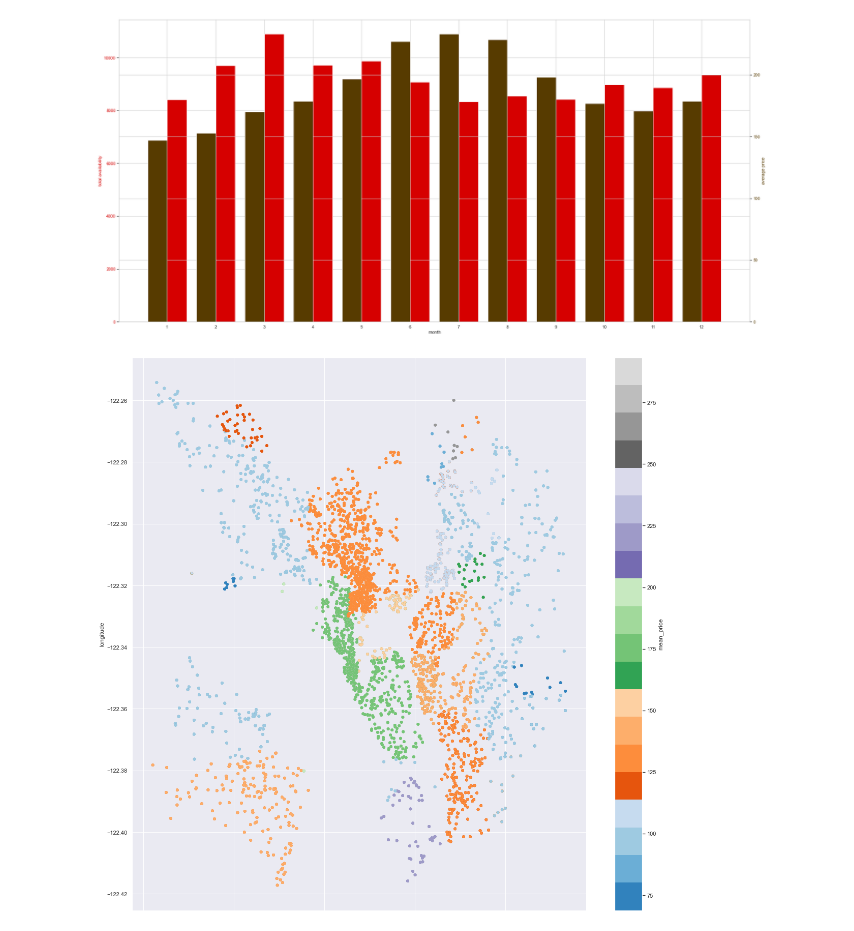
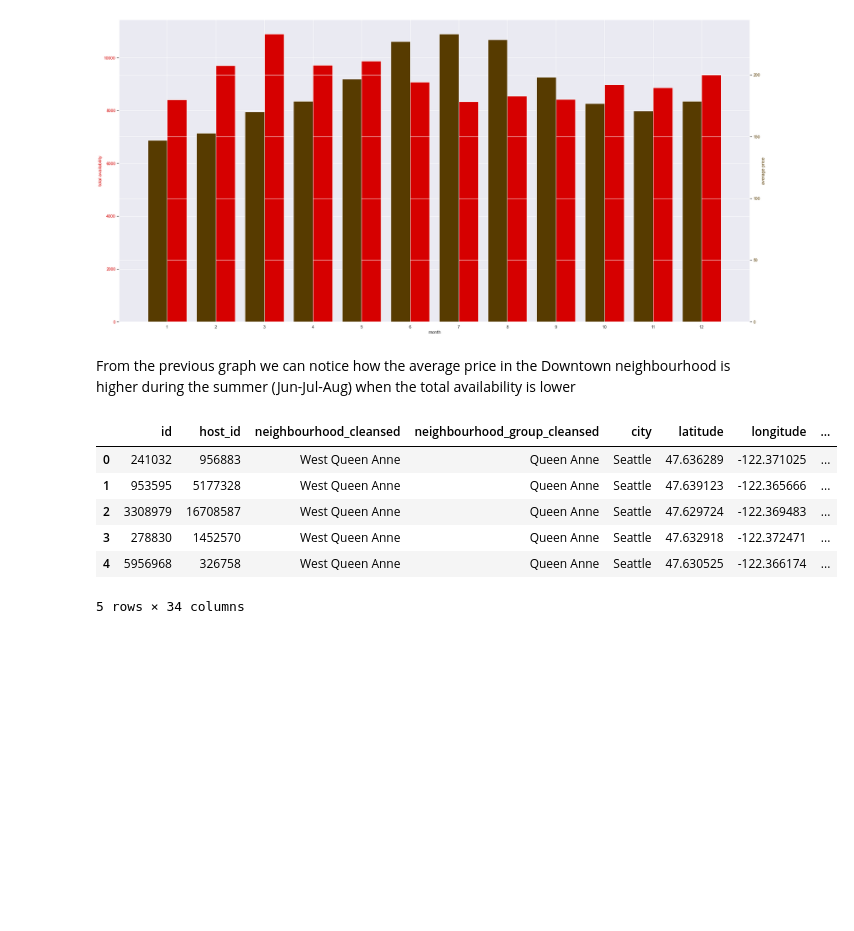
Before and after one commit to gek20/Write_a_Data_Science_Blog_Post, a Jupyter notebook: seattle_airbnb_project.ipynb, the cells around one changed output. Saved outputs shown, nothing was run; the diff lists cells and outputs as text; code cells hidden in the pictures; blank space fills up the shorter version.

```diff
--- a/seattle_airbnb_project.ipynb
+++ b/seattle_airbnb_project.ipynb
@@ -597,8 +607,18 @@ Name: total_availability, dtype: float64
 plot_barchar_fluctuation(info_average_price_availability, "Downtown")
 # %% [output]
 [figure]
+# %% [markdown]
+From the previous graph we can notice how the average price in the Downtown neighbourhood is higher during the summer (Jun-Jul-Aug) when the total availability is lower
 # %%
-neighbourhood_std = pd.merge(listing,info_average_price_availability, left_on="neighbourhood_group_cleansed", right_on="neighbourhood_group_cleansed", how="inner")
+sol=sol.reset_index()
+neighbourhood_std = pd.merge(listing,sol, left_on="neighbourhood_group_cleansed", right_on="neighbourhood_group_cleansed", how="inner")
+neighbourhood_std.head()
 # %% [output]
-[figure, removed]
+|  | id | host_id | neighbourhood_cleansed | neighbourhood_group_cleansed | city | latitude | longitude | ... |
+| 0 | 241032 | 956883 | West Queen Anne | Queen Anne | Seattle | 47.636289 | -122.371025 | ... |
+| 1 | 953595 | 5177328 | West Queen Anne | Queen Anne | Seattle | 47.639123 | -122.365666 | ... |
+| 2 | 3308979 | 16708587 | West Queen Anne | Queen Anne | Seattle | 47.629724 | -122.369483 | ... |
+| 3 | 278830 | 1452570 | West Queen Anne | Queen Anne | Seattle | 47.632918 | -122.372471 | ... |
+| 4 | 5956968 | 326758 | West Queen Anne | Queen Anne | Seattle | 47.630525 | -122.366174 | ... |
+5 rows × 34 columns
 # %%
```
Also changed, not shown: parts of 19 cells of this notebook, 4 other files.
